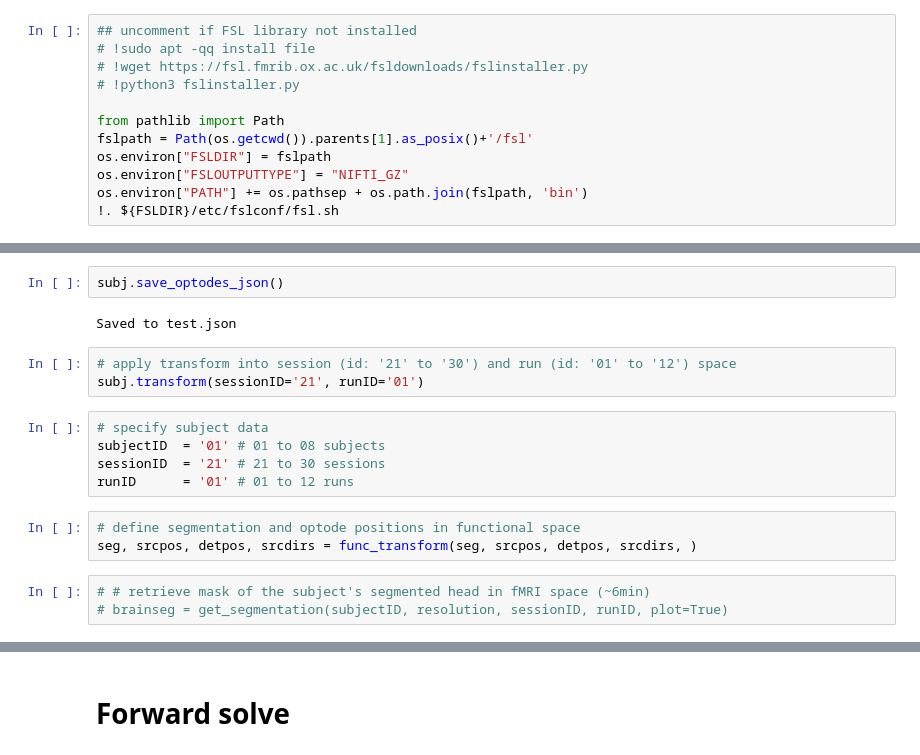
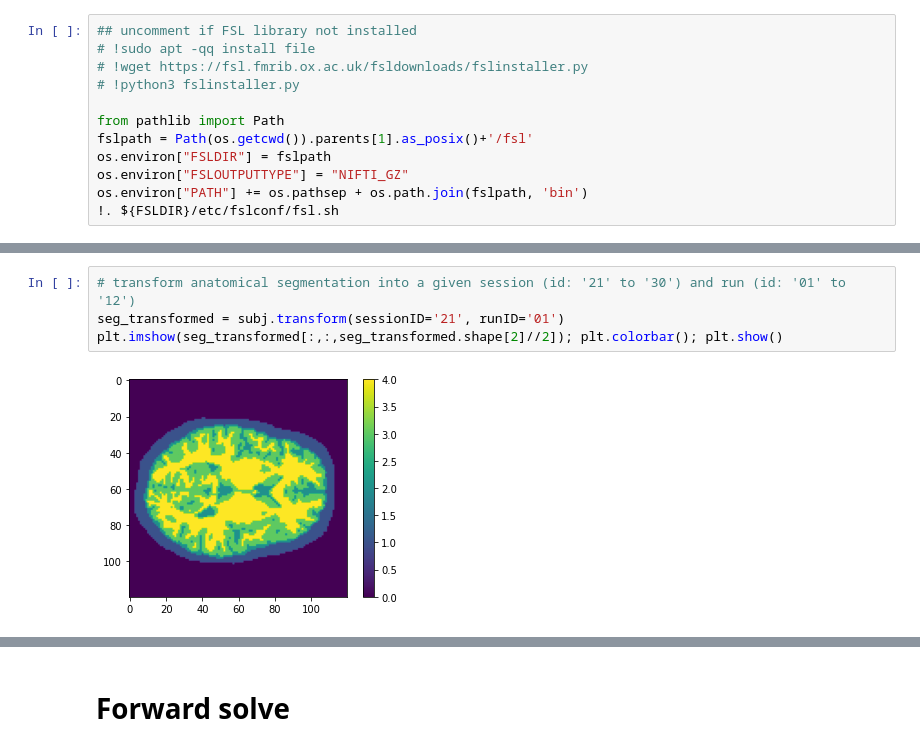
Before and after one commit to neural-imagery/tomography-experiments, a Jupyter notebook: fmri2fnirs/main.ipynb, the cells around one changed output, grey strips where cells are left out. Drawn from its saved outputs; the diff is of its cells as text.

```diff
--- a/fmri2fnirs/main.ipynb
+++ b/fmri2fnirs/main.ipynb
@@ -50,18 +66,6 @@ Probes placed... Bringing toward center in by 3%
-# %%
-subj.save_optodes_json()
-# %% [output]
-Saved to test.json
 # %%
-# apply transform into session (id: '21' to '30') and run (id: '01' to '12') space
-subj.transform(sessionID='21', runID='01')
+# transform anatomical segmentation into a given session (id: '21' to '30') and run (id: '01' to '12')
+seg_transformed = subj.transform(sessionID='21', runID='01')
+plt.imshow(seg_transformed[:,:,seg_transformed.shape[2]//2]); plt.colorbar(); plt.show()
+# %% [output]
+[figure, added]
-# %%
-# specify subject data
-subjectID  = '01' # 01 to 08 subjects
-sessionID  = '21' # 21 to 30 sessions
-runID      = '01' # 01 to 12 runs
-# %%
-# define segmentation and optode positions in functional space
-seg, srcpos, detpos, srcdirs = func_transform(seg, srcpos, detpos, srcdirs, )
-# %%
-# # retrieve mask of the subject's segmented head in fMRI space (~6min)
-# brainseg = get_segmentation(subjectID, resolution, sessionID, runID, plot=True)
```
Also changed, not shown: parts of 34 cells of this notebook, 3 other files.
